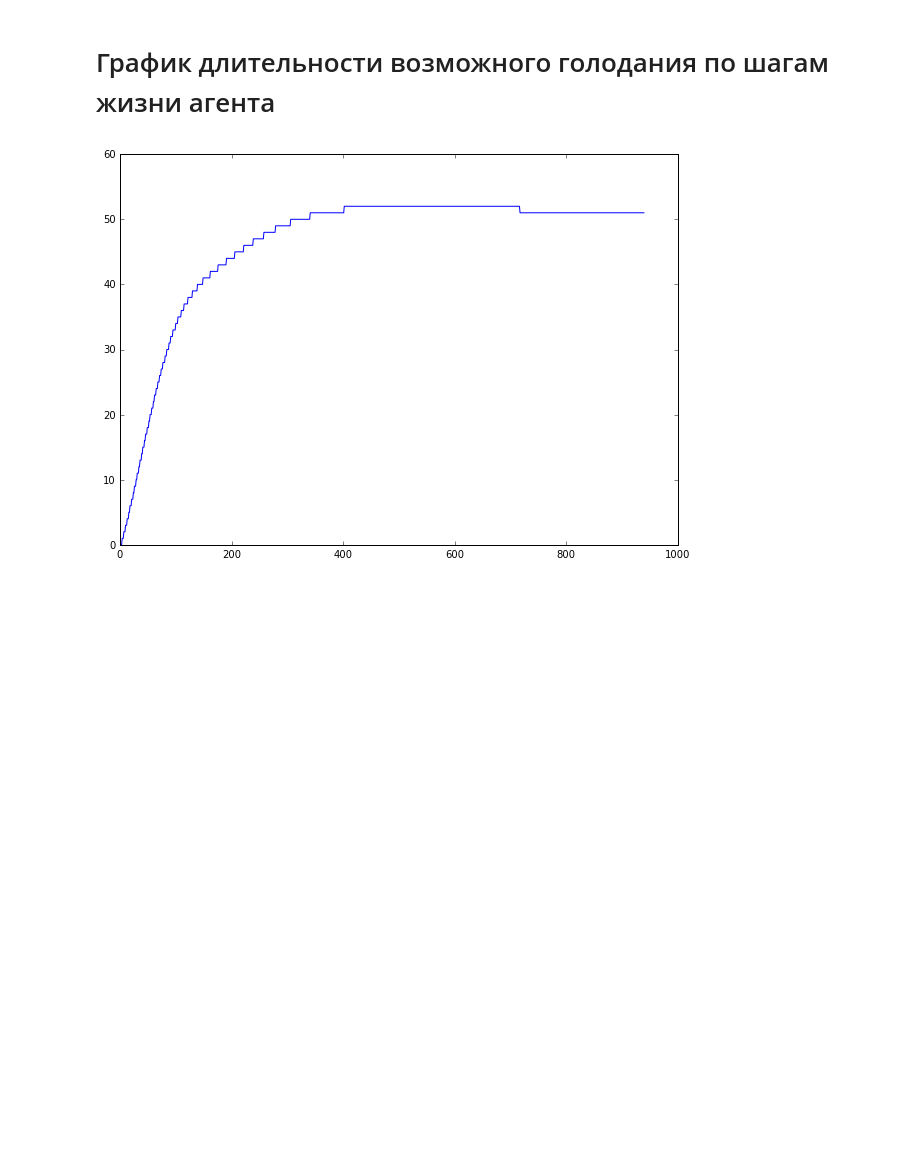
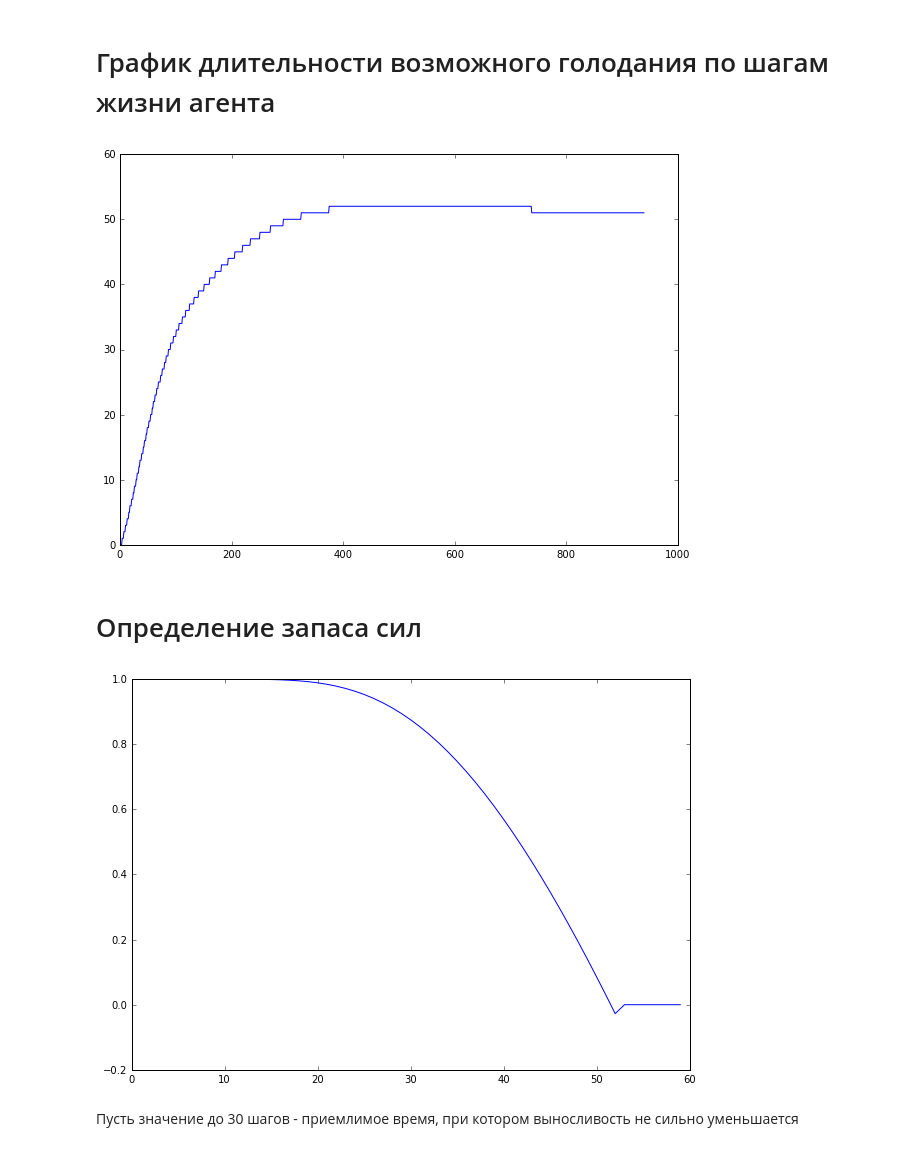
Before and after one commit to Zhuikov/predator-prey, a Jupyter notebook: notebooks/DynamicLifeModel.ipynb, the cells around one changed output. Cells and saved outputs as stored; diff of their text form; code cells hidden in the pictures; blank space fills up the shorter version.

```diff
--- a/notebooks/DynamicLifeModel.ipynb
+++ b/notebooks/DynamicLifeModel.ipynb
@@ -68,7 +68,7 @@ def epsilon_f(x):
     return (x**3)/((4.5*x**3) - (14*x**2) + 18*x - 0.1) + 2
 
 for i in range(current_step, current_step + 60):
-    E[i] = E[i-1] - epsilon_f(getAge(current_step))
+    E[i] = E[i-1] - epsilon_f(getAge(i))
     if E[i] <= 0:
         print(i - current_step)
         break
@@ -99,13 +99,13 @@ plt.show()
 # %%
 x = np.zeros(1000)
 
-for current_step in range(1, 1000):
-    E = np.zeros(1000)
-    E[current_step - 1] = E_max[current_step - 1]
-    for i in range(current_step, 1000):
-        E[i] = E[i-1] - epsilon_f(getAge(current_step))
-        if E[i] <= 0:
-            x[current_step] = i - current_step
+for step in range(1, 1000):
+    Energy = np.zeros(1000)
+    Energy[step - 1] = E_max[step - 1]
+    for i in range(step, 1000):
+        Energy[i] = Energy[i-1] - epsilon_f(getAge(i))
+        if Energy[i] <= 0:
+            x[step] = i - step
             break
 # %% [markdown]
 # График длительности возможного голодания по шагам жизни агента
@@ -119,4 +119,27 @@ plt.figure(figsize=(10, 7))
 plt.plot(t, x[:940], 'b')
 plt.show()
 # %% [output]
-[figure, old version]
+[figure, new version]
+# %% [markdown]
+<h1>Определение запаса сил</h1>
+# %%
+import numpy as np
+from matplotlib import pyplot as plt
+%matplotlib inline
+
+def theta_f(e, e_m):
+    return 1 - np.exp((-3*e)/(e_m - e))
+
+T = np.zeros(1000)
+for i in range(current_step, current_step + 60):
+    T[i] = theta_f(E[i], E_max[i])
+
+
+t = np.arange(0, 60)
+plt.figure(figsize=(10, 7))
+plt.plot(t, T[428:488], 'b')
+plt.show()
+# %% [output]
+[figure, added]
+# %% [markdown]
+Пусть значение до 30 шагов - приемлимое время, при котором выносливость не сильно уменьшается
```
Also changed, not shown: parts of 5 cells of this notebook, 1 other file.
